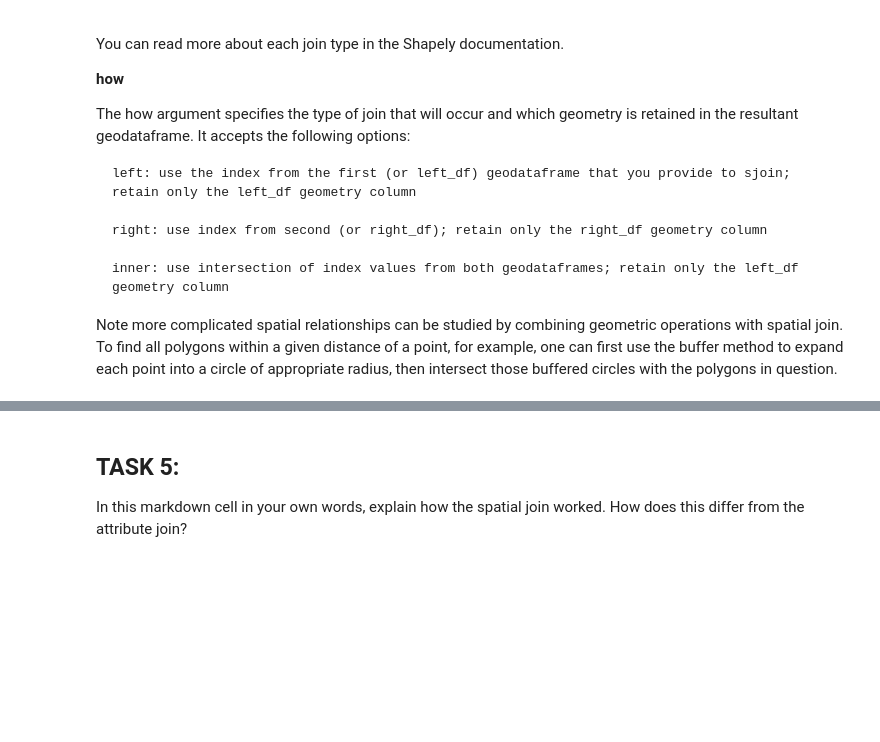
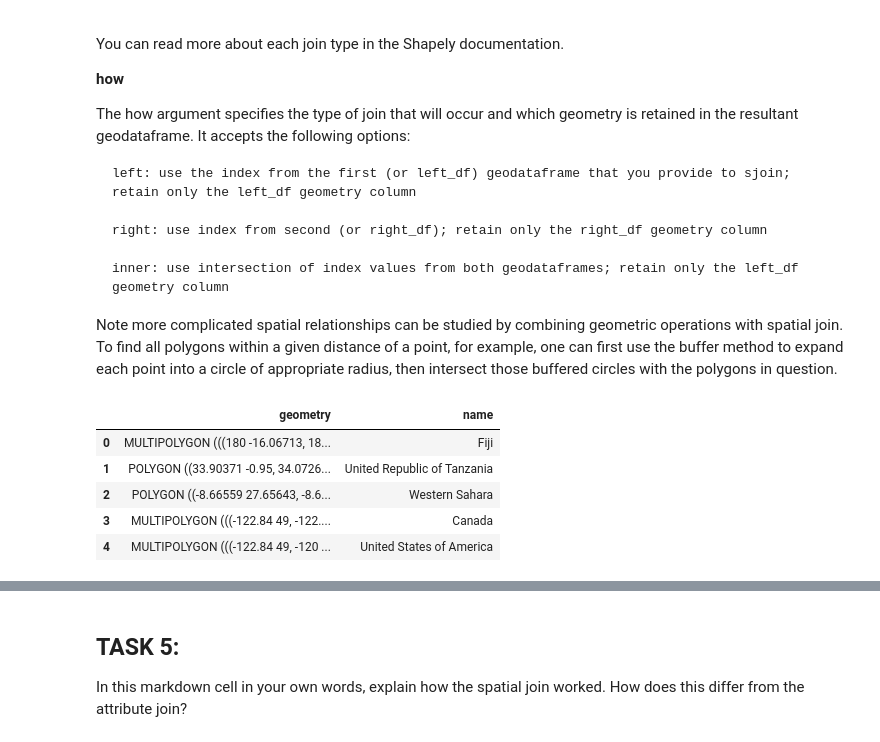
Before and after one commit to jmatrone/EnvDatSci, a Jupyter notebook: CodeSprints/VectorData101.ipynb, the cells around one changed output, grey strips where cells are left out. Cells and saved outputs as stored; diff of their text form; code cells hidden in the pictures; blank space fills up the shorter version.

```diff
--- a/CodeSprints/VectorData101.ipynb
+++ b/CodeSprints/VectorData101.ipynb
@@ -576,9 +576,18 @@ The how argument specifies the type of join that will occur and which geometry i
 
 Note more complicated spatial relationships can be studied by combining geometric operations with spatial join. To find all polygons within a given distance of a point, for example, one can first use the buffer method to expand each point into a circle of appropriate radius, then intersect those buffered circles with the polygons in question.
 # %%
-# Create a countries shapefile with only one attribute (column), called 'name':
-countries = world[['geometry', 'name']]
+# Create a countries shapefile with only one attribute (column), called 'SOVEREIGNT':
+countries = world[['geometry', 'SOVEREIGNT']]
+# Rename "SOVERIGNT" to "name"
+countries = countries.rename(columns={"geometry": "geometry", "SOVEREIGNT": "name"})
 countries.head()
+# %% [output]
+|  | geometry | name |
+| 0 | MULTIPOLYGON (((180 -16.06713, 18... | Fiji |
+| 1 | POLYGON ((33.90371 -0.95, 34.0726... | United Republic of Tanzania |
+| 2 | POLYGON ((-8.66559 27.65643, -8.6... | Western Sahara |
+| 3 | MULTIPOLYGON (((-122.84 49, -122.... | Canada |
+| 4 | MULTIPOLYGON (((-122.84 49, -120 ... | United States of America |
 # %%
 # Recall all the attributes of cities:
 cities.head()
```
Also changed, not shown: parts of 7 cells of this notebook.
